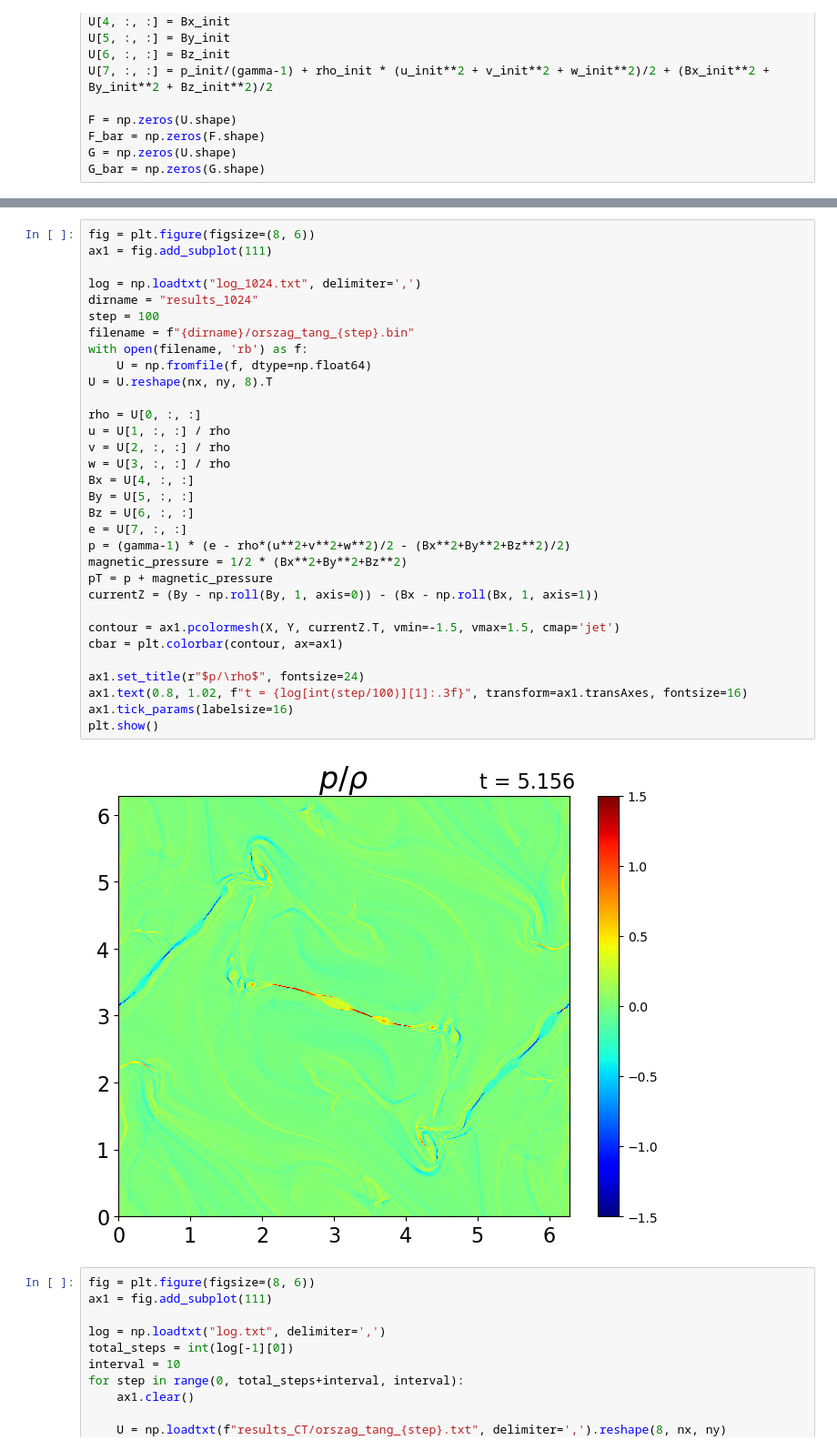
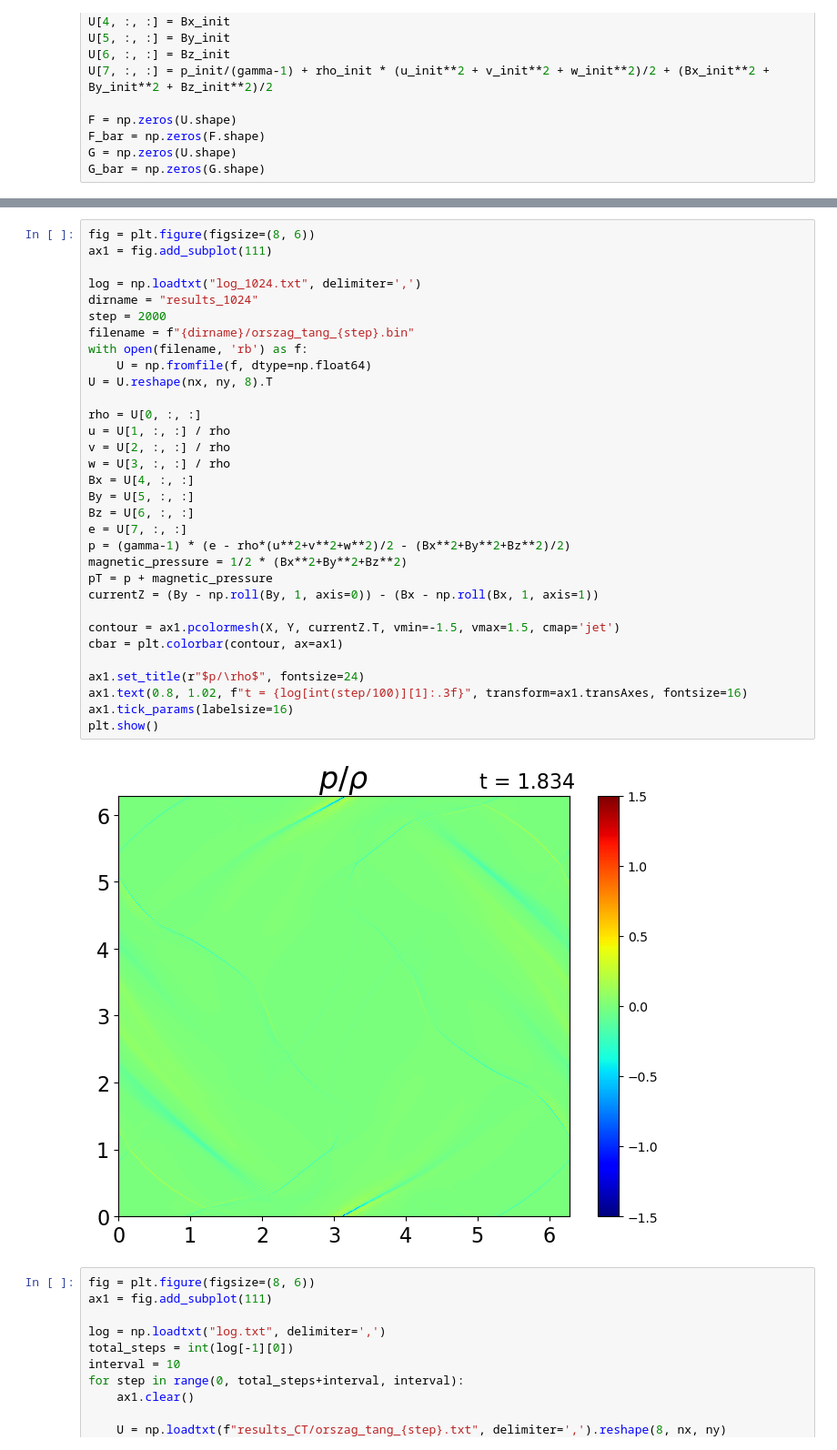
Before and after one commit to keita-akutagawa/IdealMHD_GPU, a Jupyter notebook: examples_2D/orszag_tang/orszag_tang_1024.ipynb, the cells around one changed output, grey strips where cells are left out. Shown at 91% size. Cells and saved outputs as stored; diff of their text form.

```diff
--- a/examples_2D/orszag_tang/orszag_tang_1024.ipynb
+++ b/examples_2D/orszag_tang/orszag_tang_1024.ipynb
@@ -79,35 +79,35 @@ fig = plt.figure(figsize=(8, 6))
 ax1 = fig.add_subplot(111)
 
 log = np.loadtxt("log_1024.txt", delimiter=',')
 dirname = "results_1024"
-step = 100
+step = 2000
 filename = f"{dirname}/orszag_tang_{step}.bin"
 with open(filename, 'rb') as f:
     U = np.fromfile(f, dtype=np.float64)
 U = U.reshape(nx, ny, 8).T
 
 rho = U[0, :, :]
 u = U[1, :, :] / rho
 v = U[2, :, :] / rho
 w = U[3, :, :] / rho
 Bx = U[4, :, :]
 By = U[5, :, :]
 Bz = U[6, :, :]
 e = U[7, :, :]
 p = (gamma-1) * (e - rho*(u**2+v**2+w**2)/2 - (Bx**2+By**2+Bz**2)/2)
 magnetic_pressure = 1/2 * (Bx**2+By**2+Bz**2)
 pT = p + magnetic_pressure
 currentZ = (By - np.roll(By, 1, axis=0)) - (Bx - np.roll(Bx, 1, axis=1))
 
 contour = ax1.pcolormesh(X, Y, currentZ.T, vmin=-1.5, vmax=1.5, cmap='jet')
 cbar = plt.colorbar(contour, ax=ax1)
 
 ax1.set_title(r"$p/\rho$", fontsize=24)
 ax1.text(0.8, 1.02, f"t = {log[int(step/100)][1]:.3f}", transform=ax1.transAxes, fontsize=16)
 ax1.tick_params(labelsize=16)
 plt.show()
 # %% [output]
-[figure, old version]
+[figure, new version]
 # %%
 fig = plt.figure(figsize=(8, 6))
 ax1 = fig.add_subplot(111)
```
Also changed, not shown: parts of 1 cell of this notebook.
